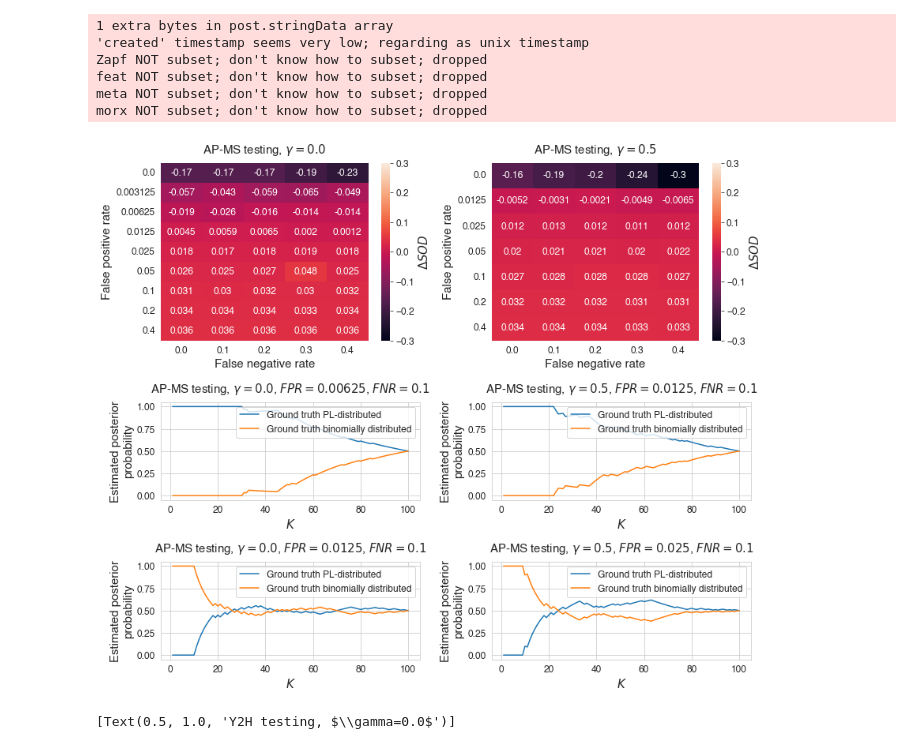
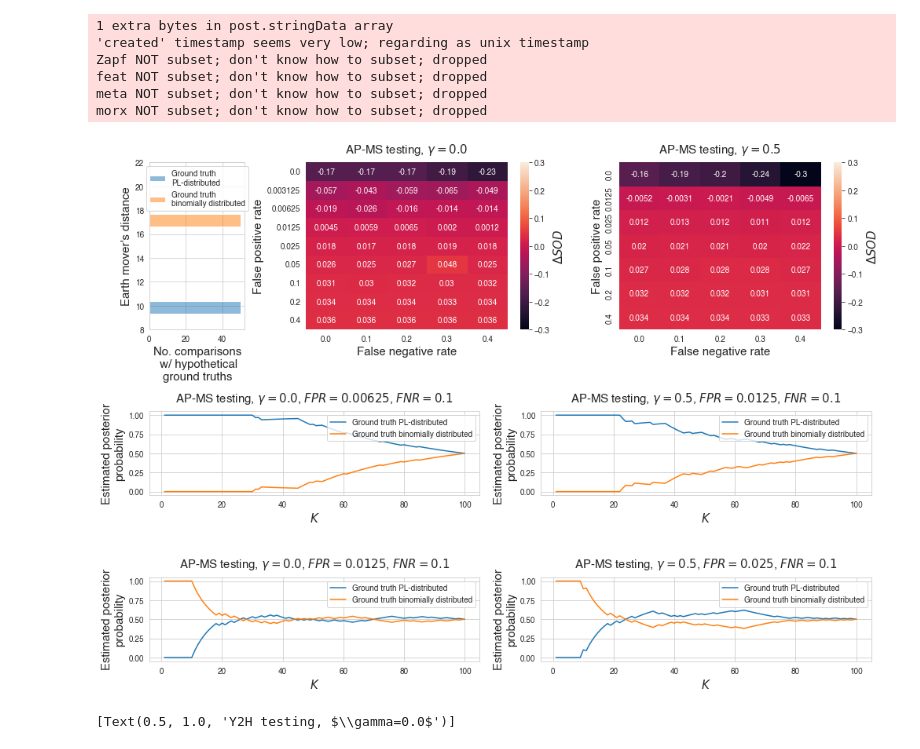
Before and after one commit to bionetslab/ppi-network-simulation, a Jupyter notebook: plot_results.ipynb, the cells around one changed output. Saved outputs shown, nothing was run; the diff lists cells and outputs as text; code cells hidden in the pictures.

Commit message:
improved plots

```diff
--- a/plot_results.ipynb
+++ b/plot_results.ipynb
@@ -50,0 +84,18 @@ fig, axes = plt.subplot_mosaic(mosaic=[['A','B'],['C','D']],sharex=True)
+# %%
+degree_dist_ground_truth_apms = {'erdos-renyi': [], 'barabasi-albert': []}
+for _ in range(50):
+    adj_ground_truth_er, _, _, _ = ppinetsim.initialize_matrices(params_apms_er)
+    degree_dist_ground_truth_apms['erdos-renyi'].append(ppinetsim.degrees_to_distribution(ppinetsim.node_degrees(adj_ground_truth_er)))
+    adj_ground_truth_ba, _, _, _ = ppinetsim.initialize_matrices(params_apms_ba)
+    degree_dist_ground_truth_apms['barabasi-albert'].append(ppinetsim.degrees_to_distribution(ppinetsim.node_degrees(adj_ground_truth_ba)))
+# %%
+dists_apms_er = [wasserstein_distance(degree_dist_observed_apms[0, ], degree_dist_ground_truth[0, ],
+                                      degree_dist_observed_apms[1, ], degree_dist_ground_truth[1, ])
+                 for degree_dist_ground_truth in degree_dist_ground_truth_apms['erdos-renyi']]
+# %%
+dists_apms_ba = [wasserstein_distance(degree_dist_observed_apms[0, ], degree_dist_ground_truth[0, ],
+                                      degree_dist_observed_apms[1, ], degree_dist_ground_truth[1, ])
+                 for degree_dist_ground_truth in degree_dist_ground_truth_apms['barabasi-albert']]
+# %%
+distances = pd.DataFrame(data={'Ground truth': ['Ground truth\nPL-distributed' for _ in range(50)] + ['Ground truth\nbinomially distributed' for _ in range(50)],
+                               'EMD': dists_apms_ba + dists_apms_er})
@@ -51,35 +123,46 @@ fig, axes = plt.subplot_mosaic(mosaic=[['A','B'],['C','D']],sharex=True)
 # %%
-fig, axes = plt.subplot_mosaic(mosaic=[['A','B'],['A','B'],['A','B'],['C','D'],['C','D'],['E','F'],['E','F']],figsize=(12,10))
+fig, axes = plt.subplot_mosaic(mosaic=[
+    ['G','G','A','A','A','A','B','B','B','B'],
+    ['G','G','A','A','A','A','B','B','B','B'],
+    ['G','G','A','A','A','A','B','B','B','B'],
+    ['C','C','C','C','C','D','D','D','D','D'],
+    ['C','C','C','C','C','D','D','D','D','D'],
+    ['E','E','E','E','E','F','F','F','F','F'],
+    ['E','E','E','E','E','F','F','F','F','F']],figsize=(14,10))
+sns.histplot(data=distances, y='EMD', hue='Ground truth', ax=axes['G'])
+axes['G'].set_ylabel("Earth mover's distance", fontsize=15)
+axes['G'].set_xlabel("No. comparisons\n w/ hypothetical\nground truths", fontsize=15)
+axes['G'].set_ylim(8,22)
+sns.move_legend(axes['G'], "upper center", bbox_to_anchor=(.5, 1), ncol=1, title=None, frameon=True)
 sns.heatmap(deltas_sods('AP-MS', 0.0),annot=True,ax=axes['A'],vmin=-.3,vmax=.3)
-axes['A'].set_title(r'AP-MS testing, $\gamma={}$'.format(0.0),pad=12,fontsize=12)
 sns.heatmap(deltas_sods('AP-MS', 0.5, fprs=[0.0,0.0125,0.025,0.05,0.1,0.2,0.4]),annot=True,ax=axes['B'],vmin=-.3,vmax=.3)
 for label, gamma in [('A',0.0), ('B', 0.5)]:
     axes[label].set_title(r'AP-MS testing, $\gamma={}$'.format(gamma),pad=12,fontsize=15)
     axes[label].set_xlabel('False negative rate', fontsize=15)
     axes[label].set_ylabel('False positive rate', fontsize=15)
     colorbar = axes[label].collections[0].colorbar
     colorbar.set_label(r'$\Delta\mathit{SOD}$',fontsize=15)
 for label, gamma, fpr in [('C', 0.0, 0.00625), ('D', 0.5, 0.0125), ('E', 0.0, 0.0125), ('F', 0.5, 0.025)]:
     posteriors, _ = load_results('AP-MS', acceptance_threshold=gamma,
                                  false_positive_rate=fpr, false_negative_rate=0.1)
     ppinetsim.plot_posteriors(posteriors, ax=axes[label], parameters={'acceptance_threshold': gamma,
                                                       'false_positive_rate': fpr,
                                                       'false_negative_rate': 0.1, 'test_method': 'AP-MS'})
     axes[label].set_title(r'AP-MS testing, $\gamma={}$, $FPR={}$, $FNR=0.1$'.format(gamma, fpr),pad=12,fontsize=15)
     axes[label].set_ylabel('Estimated posterior\nprobability',fontsize=15)
     axes[label].set_xlabel(r'$K$', fontsize=15)
     handles, labels = axes[label].get_legend_handles_labels()
     axes[label].legend(handles=handles[0:], labels=labels[0:],loc='upper right')
 fig.tight_layout()
 fig.savefig('simulation_AP-MS.pdf')
 # %% [output]
 1 extra bytes in post.stringData array
 'created' timestamp seems very low; regarding as unix timestamp
 Zapf NOT subset; don't know how to subset; dropped
 feat NOT subset; don't know how to subset; dropped
 meta NOT subset; don't know how to subset; dropped
 morx NOT subset; don't know how to subset; dropped
-[figure, old version]
+[figure, new version]
 # %%
 deltas_Y2H = deltas_sods('Y2H', 0.0)
 sns.heatmap(deltas_Y2H.pivot('FNR', 'FPR', 'delta_sod'),annot=True).set(title=r'Y2H testing, $\gamma={}$'.format(0.0))
```
Also changed, not shown: parts of 11 cells of this notebook, 2 other files.
